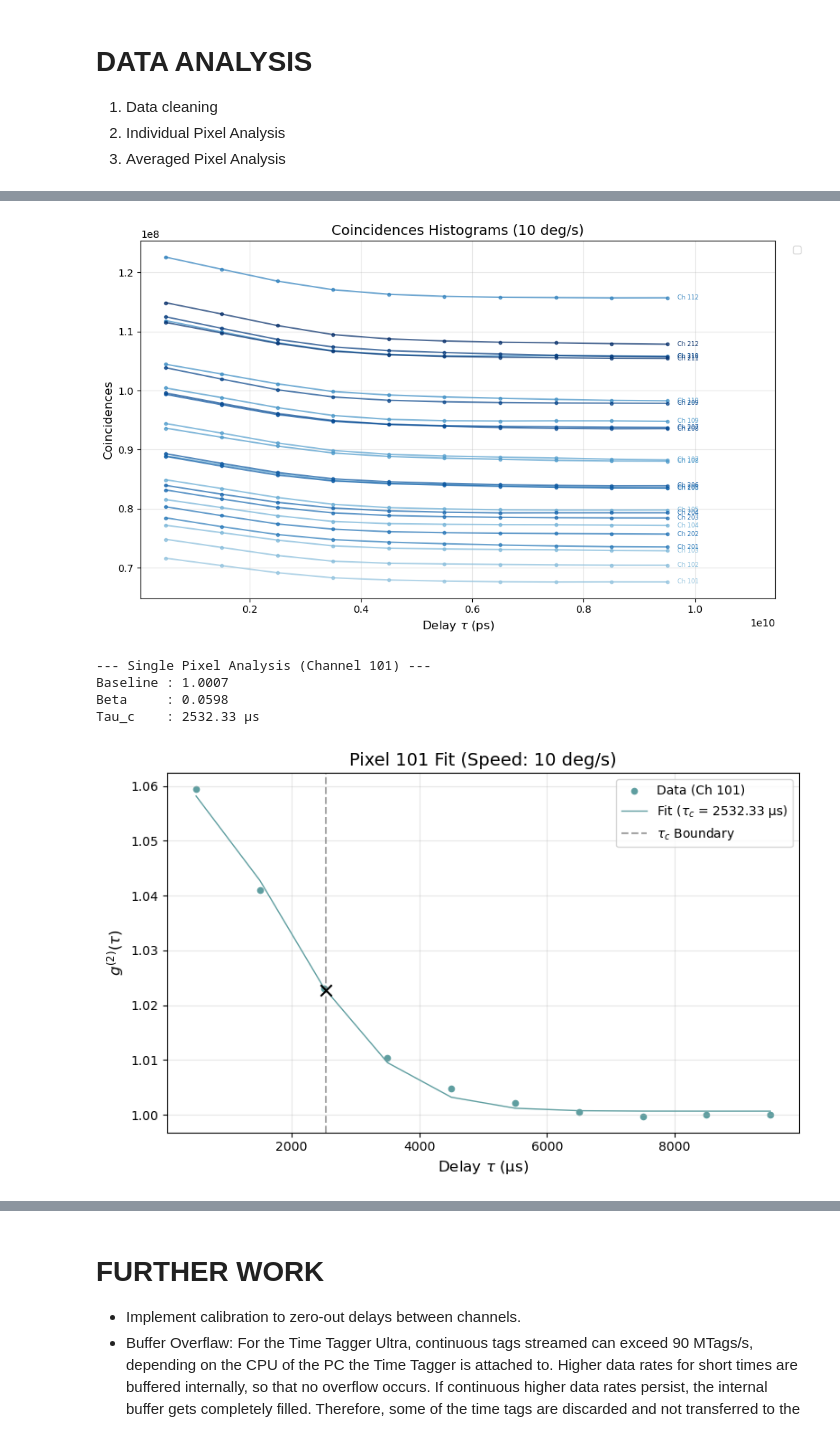
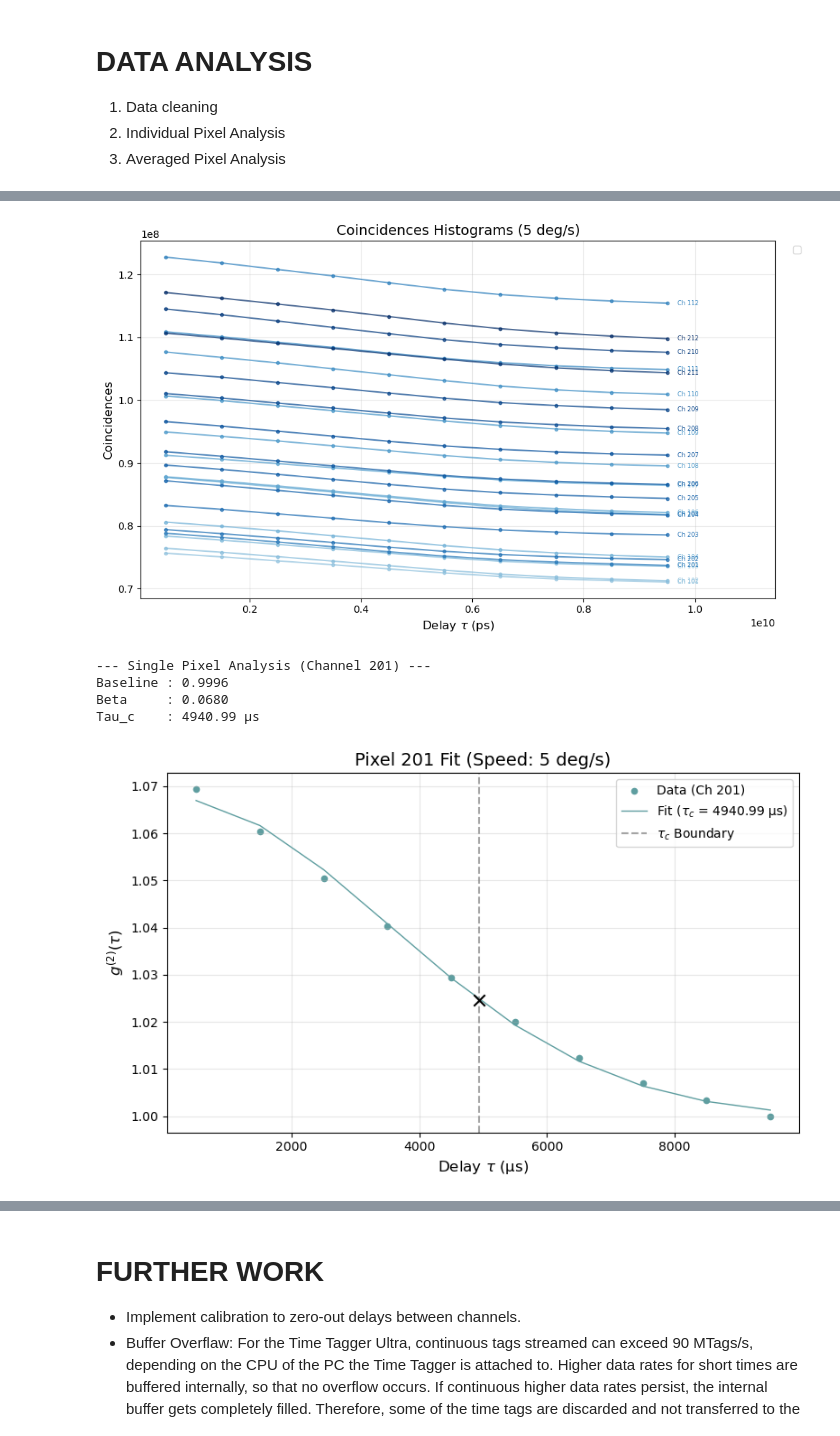
Before and after one commit to Barroso01/optics-spad-measurements-python, a Jupyter notebook: jupyter-notebooks/decorrelarion_24ch.ipynb, the cells around one changed output, grey strips where cells are left out. Cells and saved outputs as stored; diff of their text form; code cells hidden in the pictures.

Commit message:
Clean decorrelation measurement notebook

```diff
--- a/jupyter-notebooks/decorrelarion_24ch.ipynb
+++ b/jupyter-notebooks/decorrelarion_24ch.ipynb
@@ -410,8 +410,8 @@ import glob
 from scipy.optimize import curve_fit
 # %%
 # Import Data and Filter
-data_dir = "../data/raw/decorrelation_24ch/spad_line_data_run8"
-speed = 10
+data_dir = "../data/raw/decorrelation_24ch/spad_line_data_run10"
+speed = 5
 spad_channels = np.append(range(101, 113), range(201, 213)) # run 5 to run_10
 #spad_channels = [101, 102, 103, 104, 105, 106, 107, 108, 109, 111, 112, 201, 202, 203, 204, 205, 206, 207, 208, 209, 210, 211, 212]
 #spad_channels = np.append(range(101, 105), range(201, 213)) # run_4
@@ -458,9 +458,9 @@ for ch in spad_channels:
     tau  = data['time']
 
     # Filter negative tau bins.
-    pos_mask = tau >= 0
-    tau_filtered = tau[pos_mask]
-    hist_filtered = hist[pos_mask]
+    valid_indices = tau >= 0
+    tau_filtered = tau[valid_indices]
+    hist_filtered = hist[valid_indices]
 
     # Fill dictionary
     data_chs[ch] = {
@@ -475,34 +475,34 @@ plt.figure(figsize=(10, 6)) # Wider format to accommodate the legend
 colors = plt.cm.Blues(np.linspace(0.4, 1, len(spad_channels)))
 
 for idx, (ch, d) in enumerate(data_chs.items()):
     tau_array = d['tau']
     counts_array = d['counts']
 
     # Plot lines with connected dots
     plt.plot(tau_array, counts_array, marker='o', markersize=3, linestyle='-', alpha=0.7, color=colors[idx])
 
     # Add inline text labels at the end of each curve
     if len(tau_array) > 0:
         last_tau = tau_array[-1]
         last_count = counts_array[-1]
         plt.text(last_tau * 1.02, last_count, f"Ch {ch}", color=colors[idx], fontsize=6, va='center')
 
 # Expand the x-axis limit to make room for the inline text labels
 ax = plt.gca()
 x_min, x_max = ax.get_xlim()
 ax.set_xlim(x_min, x_max * 1.15)
 
 plt.title(f"Coincidences Histograms ({speed} deg/s)", fontsize=14)
 plt.xlabel("Delay $\\tau$ (ps)", fontsize=12)
 plt.ylabel("Coincidences", fontsize=12)
 plt.grid(True, alpha=0.3)
 
 # Move legend outside, organized in 2 columns
 plt.legend(bbox_to_anchor=(1.02, 1), loc='upper left', ncol=2, fancybox=True, fontsize=10)
 plt.tight_layout()
 plt.show()
 # %% [output]
-[figure, old version]
+[figure, new version]
 # %%
 # Functions for data processing
 def g2_model(tau, baseline, beta, tau_c): # Ballistic Model
@@ -573,7 +573,7 @@ def normalize(counts):
     return g2
 # %%
 # Single Pixel Analysis
-target_ch = 101 # Select pixel to analyze
+target_ch = 201 # Select pixel to analyze
 
 # Load single pixel data
 tau = data_chs[target_ch]["tau"]
@@ -624,11 +624,11 @@ plt.legend(loc='upper right', fontsize=10, fancybox=True)
 plt.tight_layout()
 plt.show()
 # %% [output]
---- Single Pixel Analysis (Channel 101) ---
-Baseline : 1.0007
-Beta     : 0.0598
-Tau_c    : 2532.33 µs
+--- Single Pixel Analysis (Channel 201) ---
+Baseline : 0.9996
+Beta     : 0.0680
+Tau_c    : 4940.99 µs
-[figure, old version]
+[figure, new version]
 # %%
 # Individual pixels decorrelation times
 
```
Also changed, not shown: parts of 3 cells of this notebook, 1 other file.
